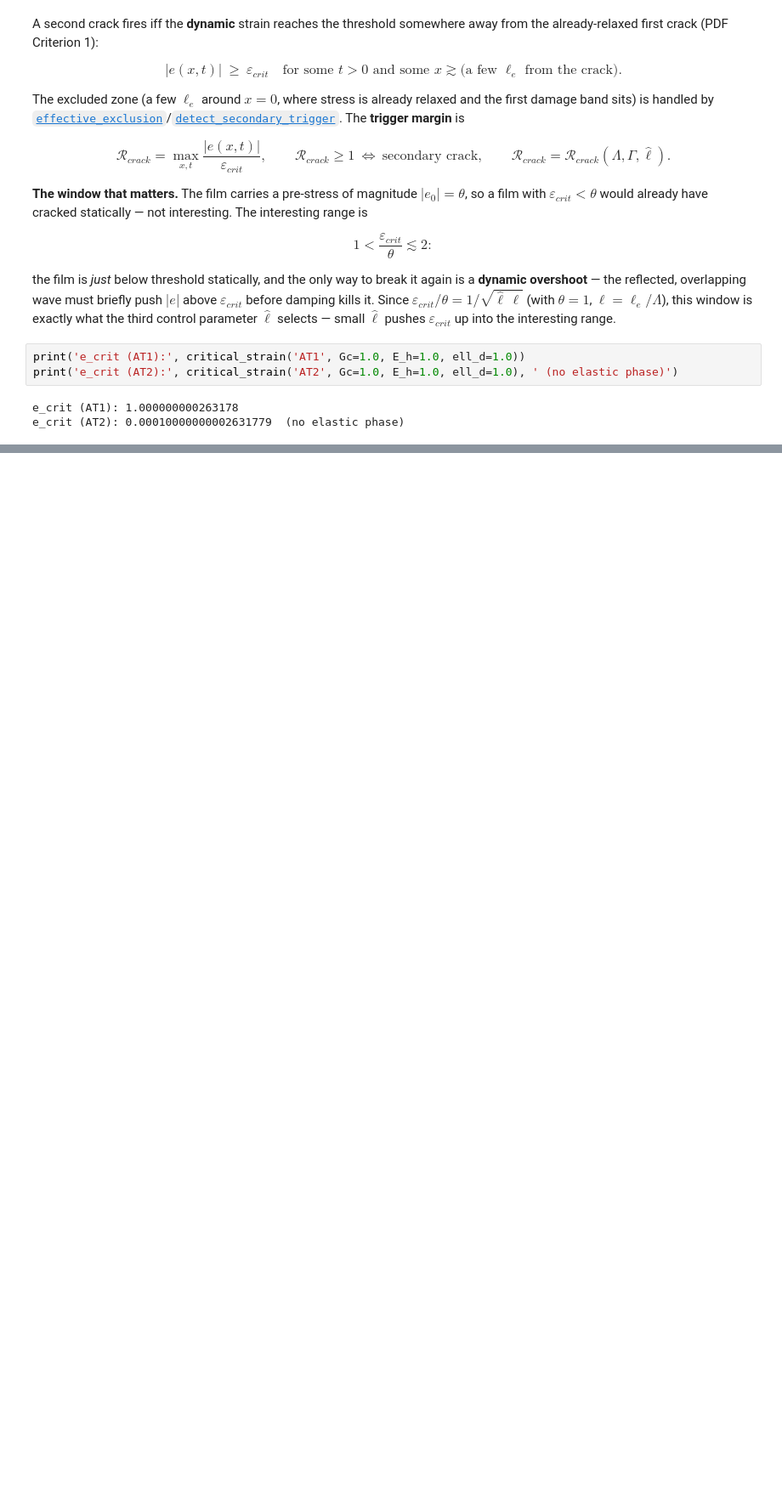
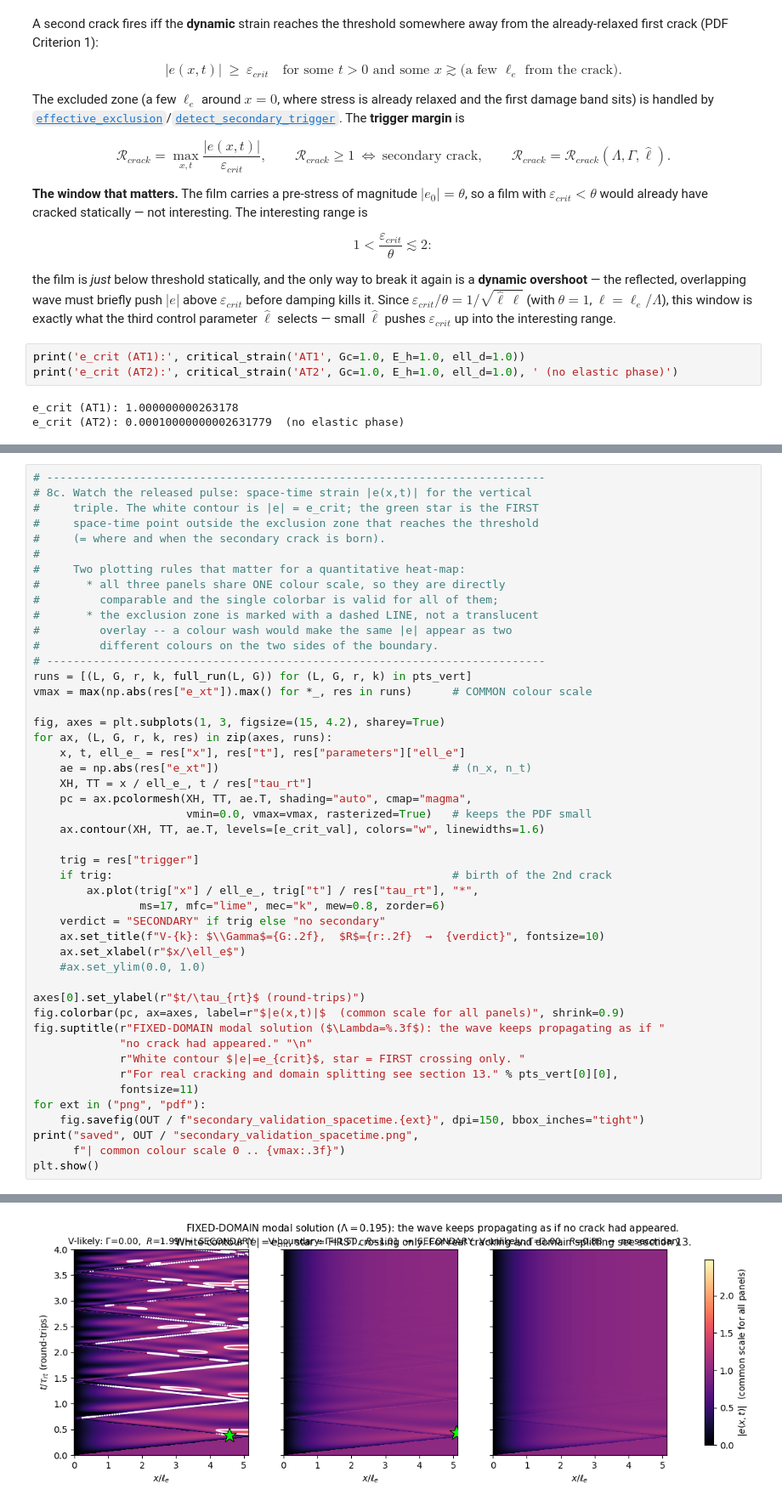
Before and after one commit to SBazrafshan0/Internship-2026, a Jupyter notebook: problems/secondary_theory.ipynb, the cells around one changed output, grey strips where cells are left out. Shown at 85% size. Saved outputs shown, nothing was run; the diff lists cells and outputs as text; blank space fills up the shorter version.

```diff
--- a/problems/secondary_theory.ipynb
+++ b/problems/secondary_theory.ipynb
@@ -457,0 +663,48 @@ sweep = sc.trigger_map(Lambda_bars=np.linspace(0.1, 2.0, 12),
+# %%
+# ---------------------------------------------------------------------------
+# 8c. Watch the released pulse: space-time strain |e(x,t)| for the vertical
+#     triple. The white contour is |e| = e_crit; the green star is the FIRST
+#     space-time point outside the exclusion zone that reaches the threshold
+#     (= where and when the secondary crack is born).
+#
+#     Two plotting rules that matter for a quantitative heat-map:
+#       * all three panels share ONE colour scale, so they are directly
+#         comparable and the single colorbar is valid for all of them;
+#       * the exclusion zone is marked with a dashed LINE, not a translucent
+#         overlay -- a colour wash would make the same |e| appear as two
+#         different colours on the two sides of the boundary.
+# ---------------------------------------------------------------------------
+runs = [(L, G, r, k, full_run(L, G)) for (L, G, r, k) in pts_vert]
+vmax = max(np.abs(res["e_xt"]).max() for *_, res in runs)      # COMMON colour scale
+
+fig, axes = plt.subplots(1, 3, figsize=(15, 4.2), sharey=True)
+for ax, (L, G, r, k, res) in zip(axes, runs):
+    x, t, ell_e_ = res["x"], res["t"], res["parameters"]["ell_e"]
+    ae = np.abs(res["e_xt"])                                   # (n_x, n_t)
+    XH, TT = x / ell_e_, t / res["tau_rt"]
+    pc = ax.pcolormesh(XH, TT, ae.T, shading="auto", cmap="magma",
+                       vmin=0.0, vmax=vmax, rasterized=True)   # keeps the PDF small
+    ax.contour(XH, TT, ae.T, levels=[e_crit_val], colors="w", linewidths=1.6)
+
+    trig = res["trigger"]
+    if trig:                                                   # birth of the 2nd crack
+        ax.plot(trig["x"] / ell_e_, trig["t"] / res["tau_rt"], "*",
+                ms=17, mfc="lime", mec="k", mew=0.8, zorder=6)
+    verdict = "SECONDARY" if trig else "no secondary"
+    ax.set_title(f"V-{k}: $\\Gamma$={G:.2f},  $R$={r:.2f}  →  {verdict}", fontsize=10)
+    ax.set_xlabel(r"$x/\ell_e$")
+    #ax.set_ylim(0.0, 1.0)
+
+axes[0].set_ylabel(r"$t/\tau_{rt}$ (round-trips)")
+fig.colorbar(pc, ax=axes, label=r"$|e(x,t)|$  (common scale for all panels)", shrink=0.9)
+fig.suptitle(r"FIXED-DOMAIN modal solution ($\Lambda=%.3f$): the wave keeps propagating as if "
+             "no crack had appeared." "\n"
+             r"White contour $|e|=e_{crit}$, star = FIRST crossing only. "
+             r"For real cracking and domain splitting see section 13." % pts_vert[0][0],
+             fontsize=11)
+for ext in ("png", "pdf"):
+    fig.savefig(OUT / f"secondary_validation_spacetime.{ext}", dpi=150, bbox_inches="tight")
+print("saved", OUT / "secondary_validation_spacetime.png",
+      f"| common colour scale 0 .. {vmax:.3f}")
+plt.show()
+# %% [output]
@@ -457,0 +712 @@ sweep = sc.trigger_map(Lambda_bars=np.linspace(0.1, 2.0, 12),
+[figure, added]
```
Also changed, not shown: parts of 24 cells of this notebook, 22 other files.
